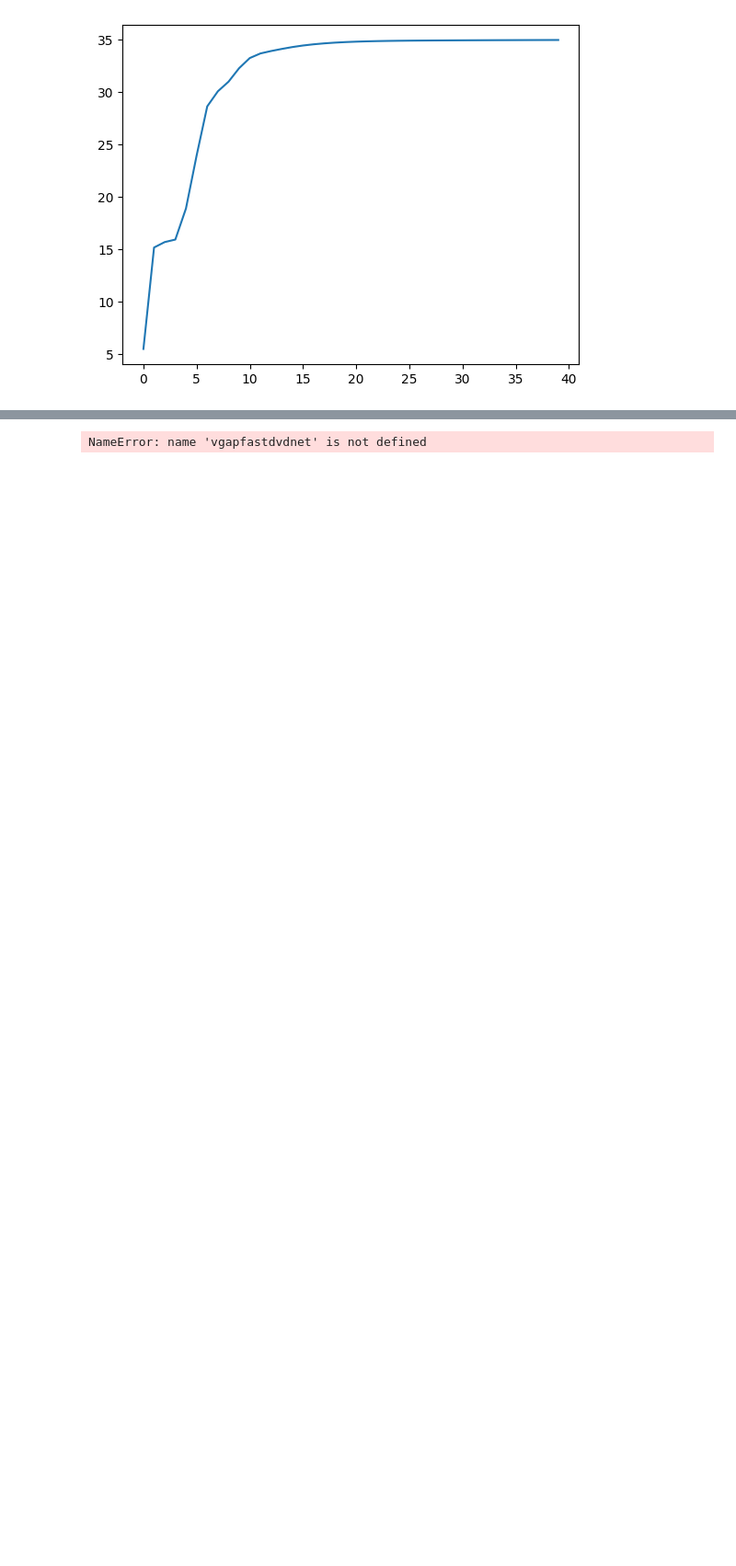
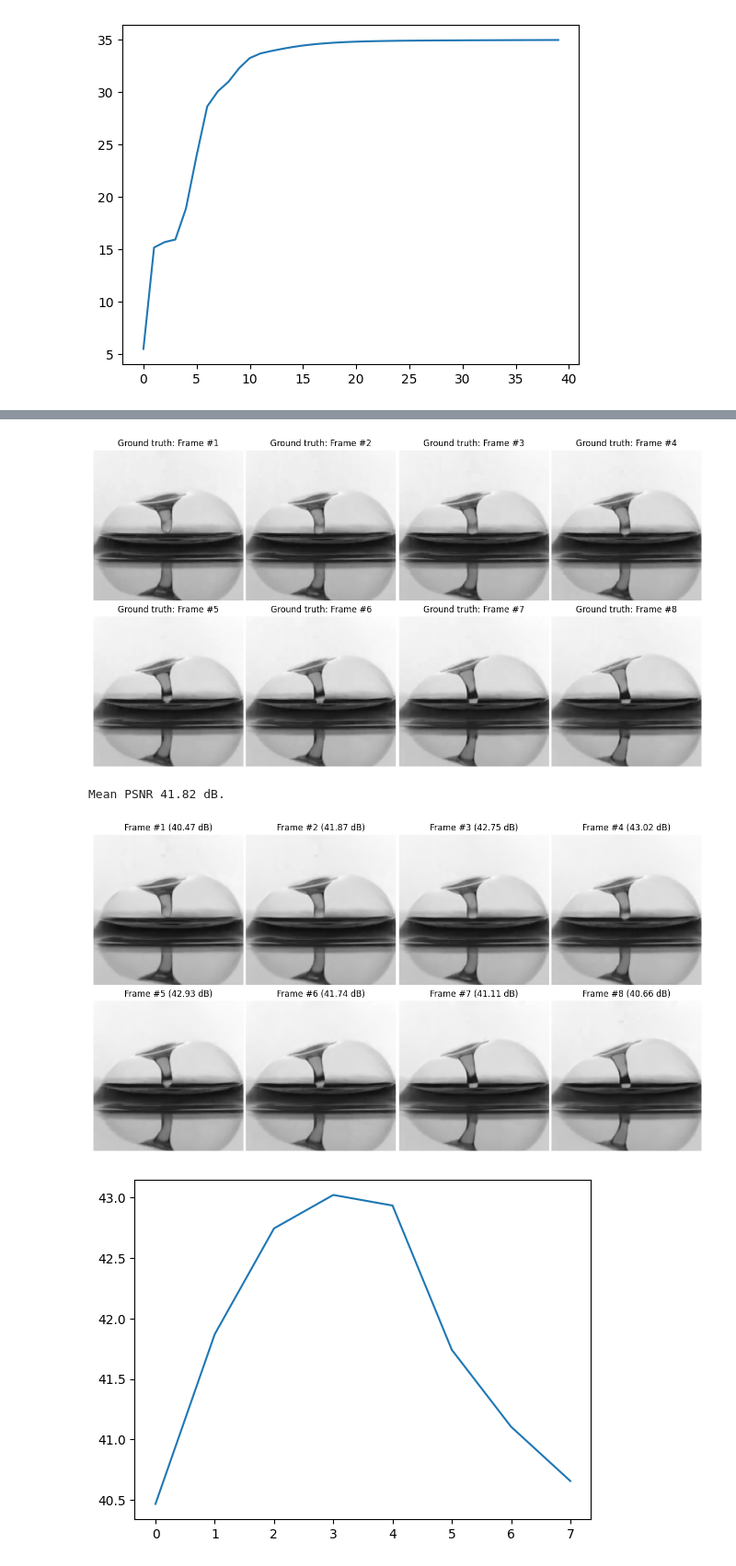
Before and after one commit to MohamedAkkAdir/PnPGAP_SCI, a Jupyter notebook: python/pnp_sci_demo.ipynb, the cells around one changed output, grey strips where cells are left out. Shown at 92% size. Cells and saved outputs as stored; diff of their text form; code cells hidden in the pictures; blank space fills up the shorter version.

```diff
--- a/python/pnp_sci_demo.ipynb
+++ b/python/pnp_sci_demo.ipynb
@@ -361,53 +444,34 @@ for nt in range(nmask):
 plt.subplots_adjust(wspace=0.02, hspace=0.02, bottom=0, top=1, left=0, right=1)
 plt.show()
 
 fig = plt.figure(figsize=(12, 6.5))
 PSNR_rec = np.zeros(nmask)
 for nt in range(nmask):
     plt.subplot(nmask//4, 4, nt+1)
     plt.imshow(vgapdenoise[:,:,nt], cmap=plt.cm.gray, vmin=0, vmax=1)
     plt.axis('off')
     plt.title('Frame #{0:d} ({1:2.2f} dB)'.format(nt+1,psnr_gapdenoise[nt]), fontsize=12)
 
 print('Mean PSNR {:2.2f} dB.'.format(mean(psnr_gapdenoise)))
 # plt.title('GAP-{} mean PSNR {:2.2f} dB'.format(denoiser.upper(),np.mean(PSNR_rec)))
 plt.subplots_adjust(wspace=0.02, hspace=0.02, bottom=0, top=1, left=0, right=1)
 plt.show()
 
 
 plt.figure(2)
 # plt.rcParams["font.family"] = 'monospace'
 # plt.rcParams["font.size"] = "20"
 plt.plot(psnr_gapdenoise)
 # plt.plot(psnr_gapdenoise,color='black')
 # plt.savefig('./results/savedfig/psnr_framewise_traffic48.png')
 plt.show()
 
 
 plt.figure(3)
 plt.plot(psnrall_gapdenoise)
 plt.show()
-
-savedmatdir = resultsdir + '/savedmat/cacti/'
-if not os.path.exists(savedmatdir):
-    os.makedirs(savedmatdir)
-# sio.savemat('{}gap{}_{}{:d}.mat'.format(savedmatdir,denoiser.lower(),datname,nmask),
-#             {'vgapdenoise':vgapdenoise},{'psnr_gapdenoise':psnr_gapdenoise})
-sio.savemat('{}gap{}_{}_{:d}_sigma{:d}.mat'.format(savedmatdir,denoiser.lower(),datname,nmask,int(sigma[-1]*MAXB)),
-            {'vgaptv':vgaptv,
-             'psnr_gaptv':psnr_gaptv,
-             'ssim_gaptv':ssim_gaptv,
-             'psnrall_tv':psnrall_gaptv,
-             'tgaptv':tgaptv,
-             'vgapffdnet':vgapffdnet,
-             'psnr_gapffdnet':psnr_gapffdnet,
-             'ssim_gapffdnet':ssim_gapffdnet,
-             'psnrall_ffdnet':psnrall_gapffdnet,
-             'tgapffdnet':tgapffdnet,
-             'vgapfastdvdnet':vgapfastdvdnet,
-             'psnr_gapfastdvdnet':psnr_gapfastdvdnet,
-             'ssim_gapfastdvdnet':ssim_gapfastdvdnet,
-             'psnrall_fastdvdnet':psnrall_gapfastdvdnet,
-             'tgapfastdvdnet':tgapfastdvdnet})
 # %% [output]
+[figure, added]
-NameError: name 'vgapfastdvdnet' is not defined
+Mean PSNR 41.82 dB.
+[figure, added]
+[figure, added]
```
Also changed, not shown: parts of 8 cells of this notebook, 18 other files.
